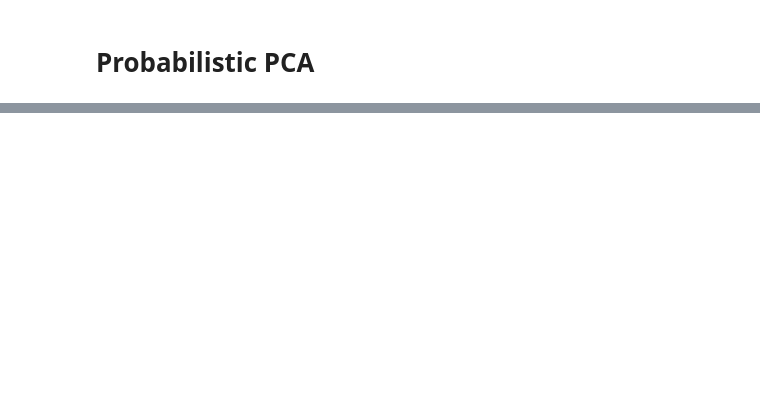
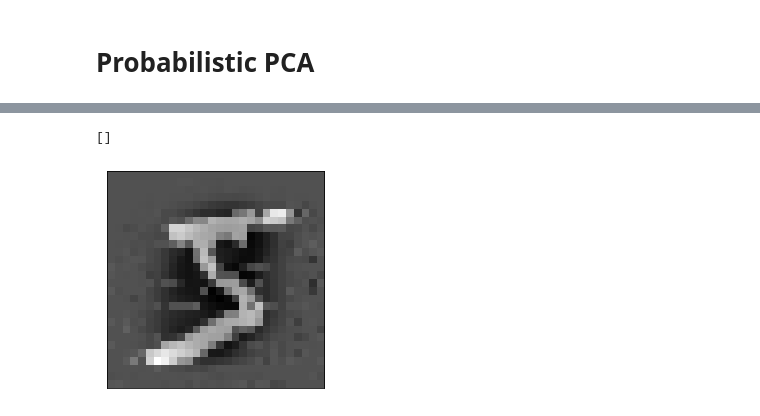
Before and after one commit to yusukemh/ProbabilisticPCA, a Jupyter notebook: Untitled.ipynb, the cells around one changed output, grey strips where cells are left out. Cells and saved outputs as stored; diff of their text form; code cells hidden in the pictures; blank space fills up the shorter version.

```diff
--- a/Untitled.ipynb
+++ b/Untitled.ipynb
@@ -177,0 +209,21 @@ for ax in axs.ravel()[10:]:
+# %%
+mnist_mu = Xtrain.mean(axis=0).reshape(1, -1)
+Xtrain = Xtrain - mnist_mu
+
+model = PPCA(n_components=500)
+model.fit(Xtrain)
+
+M = model.components_.T.dot(model.components_) + model.sigma_ * np.identity(model.n_components_)
+Z = model.transform(Xtrain)
+# %%
+W = model.components_
+reconstruction = W.dot(np.linalg.inv(W.T.dot(W))).dot(M).dot(Z[0]).reshape(-1,1) + mnist_mu.reshape(-1,1)
+
+fig, ax = plt.subplots(1)
+ax.imshow(reconstruction.reshape(28, 28), cmap='gray')
+ax.set_aspect('equal')
+ax.set_xticks([])
+ax.set_yticks([])
+# %% [output]
+[]
+[figure, added]
```
Also changed, not shown: parts of 26 cells of this notebook, 2 other files.
